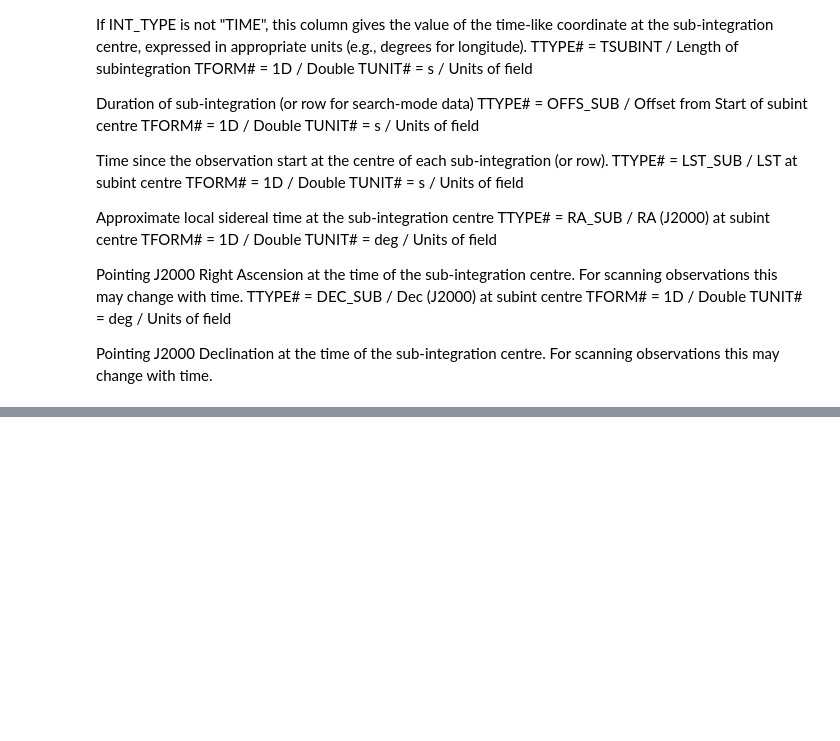
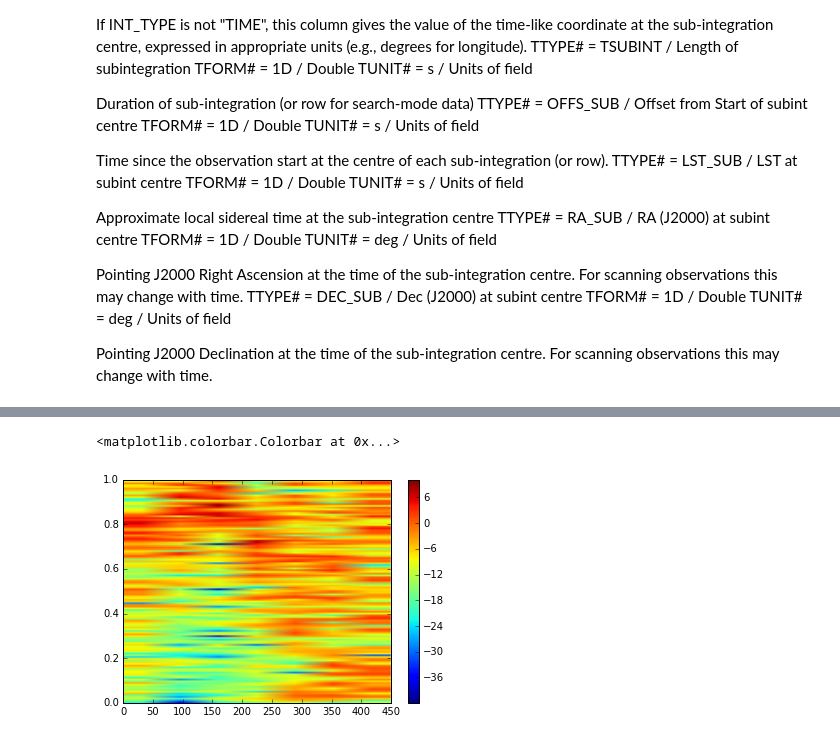
Before and after one commit to gazzar/pulsarvoices, a Jupyter notebook: ipynb/hackfest1.ipynb, the cells around one changed output, grey strips where cells are left out. Cells and saved outputs as stored; diff of their text form; code cells hidden in the pictures; blank space fills up the shorter version.

```diff
--- a/ipynb/hackfest1.ipynb
+++ b/ipynb/hackfest1.ipynb
@@ -247,0 +379,6 @@ spherical_to_cartesian(1, c.ra.radian, c.dec.radian)
+# %%
+p = plt.specgram(s)
+plt.colorbar()
+# %% [output]
+<matplotlib.colorbar.Colorbar at 0x...>
+[figure, added]
```
Also changed, not shown: parts of 26 cells of this notebook, 2 other files.
